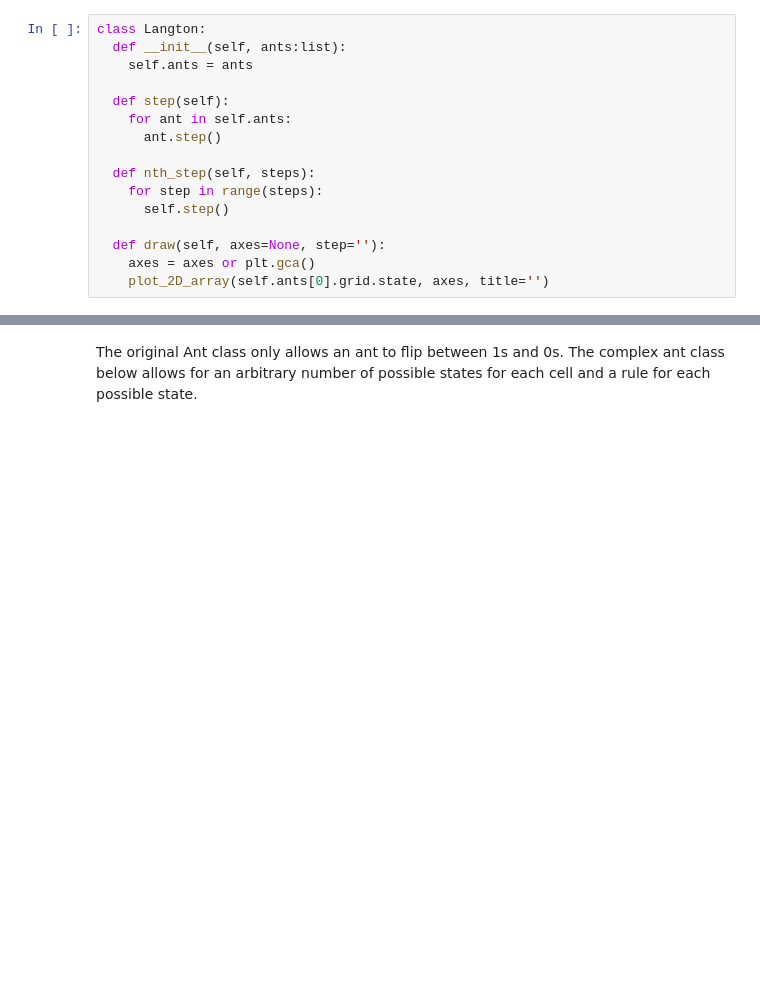
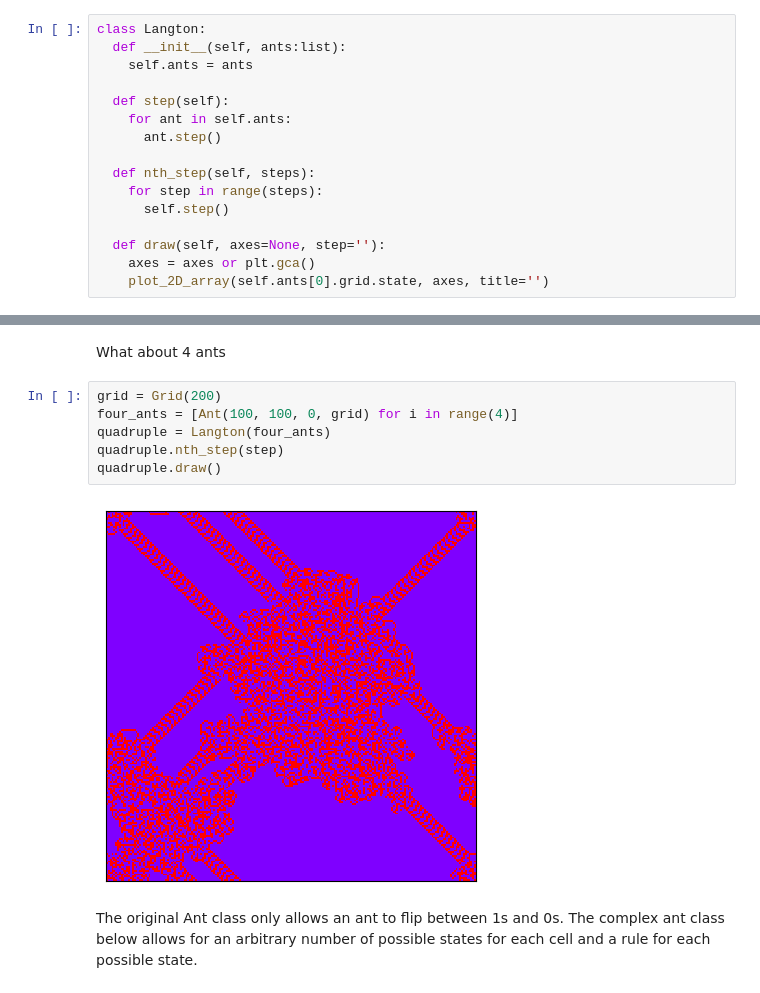
Before and after one commit to sammyfow/cap-comp215, a Jupyter notebook: project2.ipynb, the cells around one changed output, grey strips where cells are left out. Saved outputs shown, nothing was run; the diff lists cells and outputs as text; blank space fills up the shorter version.

```diff
--- a/project2.ipynb
+++ b/project2.ipynb
@@ -132,3 +141,13 @@ class Langton:
+# %% [markdown]
+What about 4 ants
+# %%
+grid = Grid(200)
+four_ants = [Ant(100, 100, 0, grid) for i in range(4)]
+quadruple = Langton(four_ants)
+quadruple.nth_step(step)
+quadruple.draw()
+# %% [output]
+[figure, added]
 # %% [markdown]
 The original Ant class only allows an ant to flip between 1s and 0s. The complex ant class below allows for an arbitrary number of possible states for each cell and a rule for each possible state.
 # %%
```
Also changed, not shown: parts of 11 cells of this notebook.
